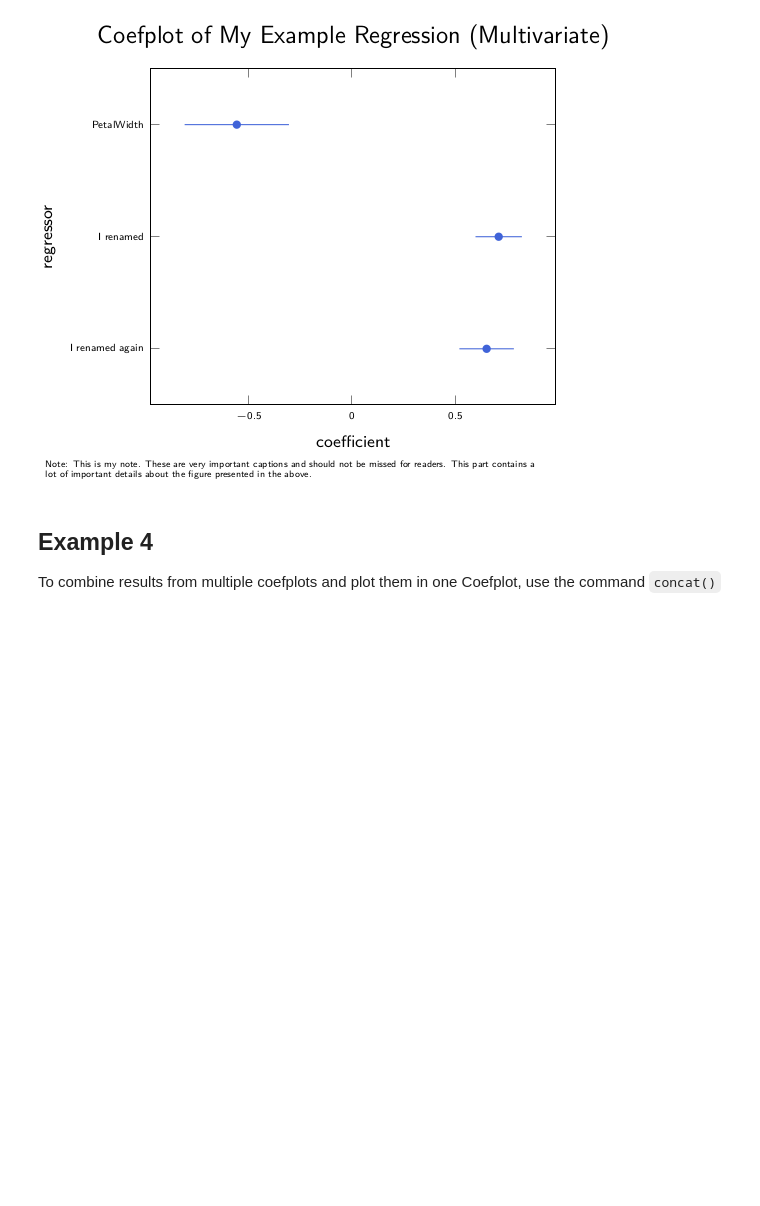
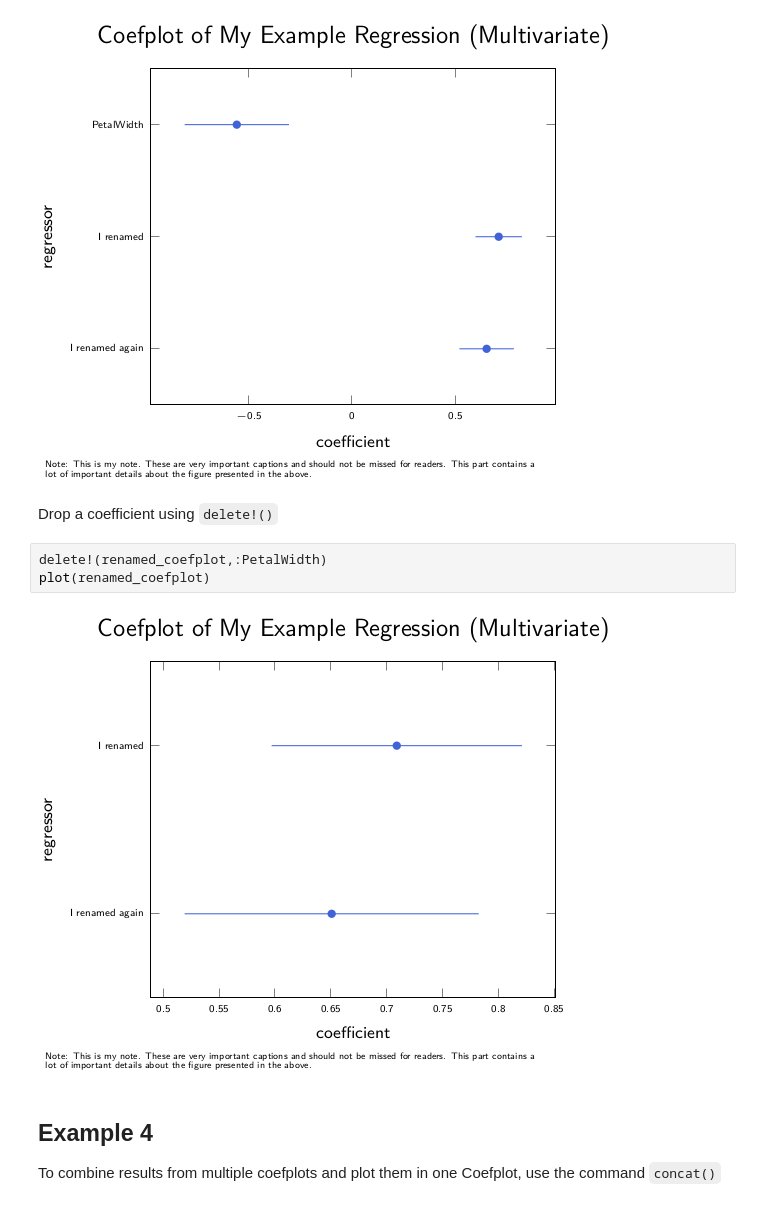
Before and after one commit to caibengbu/Coefplots.jl, a Jupyter notebook: examples/quick_start.ipynb, the cells around one changed output. Saved outputs shown, nothing was run; the diff lists cells and outputs as text; blank space fills up the shorter version.

Commit message:
include delete!() in the tutorial

```diff
--- a/examples/quick_start.ipynb
+++ b/examples/quick_start.ipynb
@@ -44,6 +44,13 @@ renamed_coefplot = coefrename(coefplot, :PetalLength => "I renamed", :SepalWidth
 plot(renamed_coefplot)
 # %% [output]
 [figure]
+# %% [markdown]
+Drop a coefficient using `delete!()`
+# %%
+delete!(renamed_coefplot,:PetalWidth)
+plot(renamed_coefplot)
+# %% [output]
+[figure, added]
 # %% [markdown]
 ## Example 4
 To combine results from multiple coefplots and plot them in one Coefplot, use the command `concat()`
```
